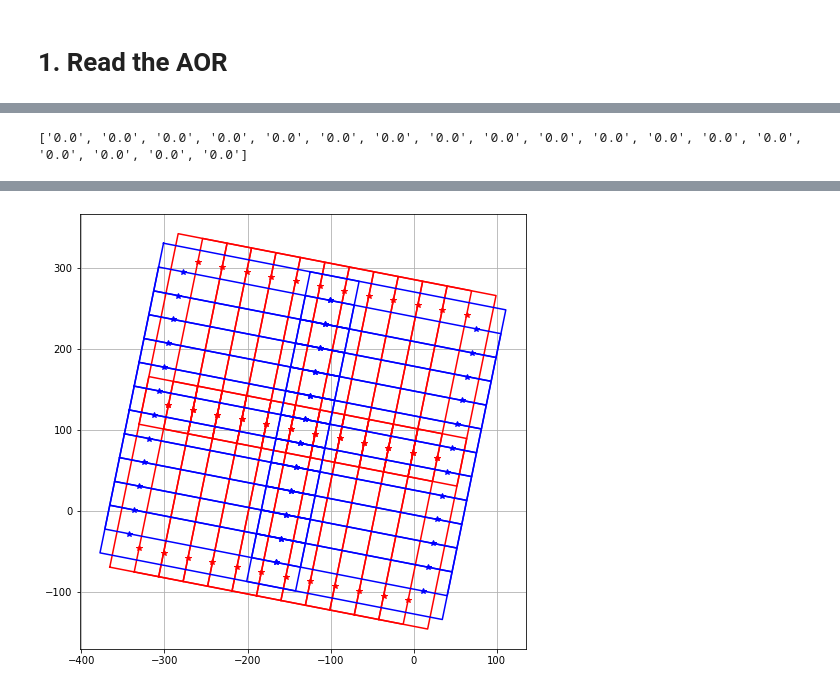
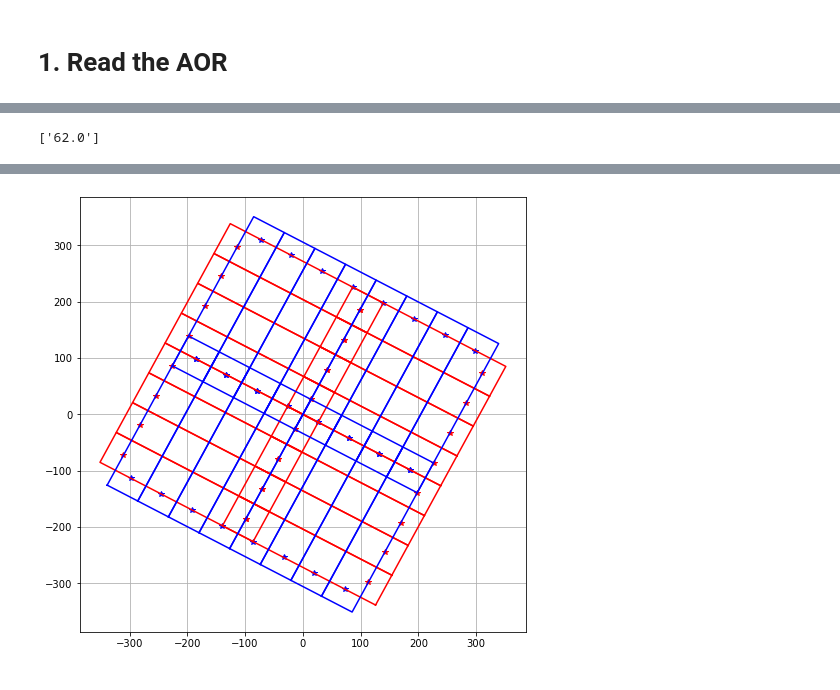
Before and after one commit to darioflute/fififly, a Jupyter notebook: notebooks/ScanMaker.ipynb, the cells around one changed output, grey strips where cells are left out. Drawn from its saved outputs; the diff is of its cells as text; code cells hidden in the pictures.

```diff
--- a/notebooks/ScanMaker.ipynb
+++ b/notebooks/ScanMaker.ipynb
@@ -20,7 +20,8 @@ It seems that:
 # %%
 from xml.etree.ElementTree import ElementTree as ET
 
-aorfile = '../test/AorSgrA.aor'
+#aorfile = '../test/AorSgrA.aor'
+aorfile = '/Users/dfadda/FIFI-LS/M101/75_0085_1tile.aor'
 tree = ET(file=aorfile)
 
 
@@ -33,6 +34,6 @@ targets = [item.text for item in vector.findall('Request/target/name')]
 instruments = [item.text for item in vector.findall('Request/instrument/data/InstrumentName')]
 print('instruments ',instruments)
 print('targets ', targets)
-print(vector[targets=='Sgr A'])
+print(vector[targets==target])
 # %% [output]
 Request {}
@@ -77,29 +62,36 @@ obsbet= [item.text for item in vector.findall('Request/target/position/lat')]
 maprotationangle = [item.text for item in vector.findall('Request/instrument/data/MapRotationAngle')]
 print(maprotationangle)
 # %% [output]
-['0.0', '0.0', '0.0', '0.0', '0.0', '0.0', '0.0', '0.0', '0.0', '0.0', '0.0', '0.0', '0.0', '0.0', '0.0', '0.0', '0.0', '0.0']
+['62.0']
 # %%
 # Select one request based, e.g. on the target name (could be the aorid which is more unique)
 # This is the case of map custom which is already a general case
 # We should go back to the standard case of tiles
 import numpy as np
+
+title = 'Tile1234'
+
+tree = ET(file=aorfile)
+vector = tree.find('list/vector')
 requests = [item for item in vector.findall('Request')]
-planmode = [item.text for item in vector.findall('Request/instrument/data/ObsPlanMode')]
-targets = [item.text for item in vector.findall('Request/target/name')]
-targets = np.array(targets)
-requests = np.array(requests, dtype=object)
-idx = np.argwhere(targets == 'Sgr A')
-print(idx)
-request = requests[targets=='Sgr A'][0]
-print(request)
+titles = [item.text for item in vector.findall('Request/title')]
+titles = np.array(titles)
+idx = np.argwhere(titles==title)
+request = requests[idx[0][0]]
+
+print('idx ', idx)
+print('request ' ,request)
 print('plan mode', request.findall('instrument/data/ObsPlanMode')[0].text)
 planmode = np.array(planmode)
-print(planmode[targets=='Sgr A'])
+print(planmode[targets==target])
 
 # How to compute the detector angle
 detangle = float(request.findall('instrument/data/MapRotationAngle')[0].text)
 #print('detangle ', detangle[0].text)
-detangle = (((detangle + 11.3) + 180 + 360) % 360) - 180
+#detangle = (((detangle + 11.3) + 180 + 360) % 360) - 180
+print('det angle ', detangle)
+#detangle = (((detangle ) + 180 + 360) % 360) - 180
+detangle = (detangle + 360) % 360
 print('det angle ', detangle)
 
 scanpath = 'instrument/scanParams/sspot.sofia.data.fifils.ScanParameters/'
@@ -110,6 +102,7 @@ dlam_map = [item.text for item in request.findall(scanpath+'deltaX')]
 dbet_map = [item.text for item in request.findall(scanpath+'deltaY')]
 skyspeed = [item.text for item in request.findall(scanpath+'scanSpeed')]
 scandirection = [item.text for item in request.findall(scanpath+'scanDirection')]
+scandirection = np.array(scandirection)
 velangle = []
 for sc in scandirection:
     if sc == '+X':
@@ -140,22 +133,23 @@ dbet_map = np.array(dbet_map, dtype='float')
 scantime = float(request.findall('instrument/data/TimePerPoint')[0].text)
 #scantime = 30
 # To be read from scanParams/scanSpeed
-velocity = 6 # arcsec/sec
+velocity = 8 # arcsec/sec
 distance = velocity * scantime
+print('scanlength ', distance)
 dlam_end = dlam_map.copy()
 dbet_end = dbet_map.copy()
 
 
-idx = velangle == 90
+idx = scandirection == '+X'
 if np.sum(idx) > 0:
     dlam_end[idx] += distance
-idx = velangle == 270
+idx = scandirection == '-X'
 if np.sum(idx) > 0:
     dlam_end[idx] -= distance
-idx = velangle == 0
+idx = scandirection == '+Y'
 if np.sum(idx) > 0:
     dbet_end[idx] += distance
-idx = velangle == 180
+idx = scandirection == '-Y'
 if np.sum(idx) > 0:
     dbet_end[idx] -= distance
 
@@ -167,13 +161,17 @@ x4, y4 = dlam_end.copy(), dbet_end.copy()
 
 
 mapoffsets = np.array([dlam_map, dbet_map])
-rot_mapoffsets = np.dot(np.transpose(r), mapoffsets)
+print('mapoffsets ', mapoffsets)
+#rot_mapoffsets = np.dot(np.transpose(r), mapoffsets)
+rot_mapoffsets = np.dot(r, mapoffsets)
+print('rotated ' ,rot_mapoffsets)
 mapends = np.array([dlam_end, dbet_end])
-rot_mapends = np.dot(np.transpose(r), mapends)
+#rot_mapends = np.dot(np.transpose(r), mapends)
+rot_mapends = np.dot(r, mapends)
 
 # Find the corners
 dr = 30 # case of red array, half side is 30 arcsec
-idx = velangle == 90
+idx = scandirection == '+X'
 if np.sum(idx) > 0:
     x1[idx] -= dr
     x2[idx] -= dr
@@ -183,7 +181,7 @@ if np.sum(idx) > 0:
     y2[idx] -= dr
     y3[idx] -= dr
     y4[idx] += dr
-idx = velangle == 270
+idx = scandirection == '-X'
 if np.sum(idx) > 0:
     x1[idx] += dr
     x2[idx] += dr
@@ -193,7 +191,7 @@ if np.sum(idx) > 0:
     y2[idx] -= dr
     y3[idx] -= dr
     y4[idx] += dr
-idx = velangle == 0
+idx = scandirection == '+Y'
 if np.sum(idx) > 0:
     x1[idx] -= dr
     x2[idx] += dr
@@ -203,7 +201,7 @@ if np.sum(idx) > 0:
     y2[idx] -= dr
     y3[idx] += dr
     y4[idx] += dr
-idx = velangle == 180
+idx = scandirection == '-Y'
 if np.sum(idx) > 0:
     x1[idx] -= dr
     x2[idx] += dr
@@ -219,10 +217,14 @@ xy1 = np.array([x1, y1])
 xy2 = np.array([x2, y2])
 xy3 = np.array([x3, y3])
 xy4 = np.array([x4, y4])
-rxy1 = np.dot(np.transpose(r), xy1)
-rxy2 = np.dot(np.transpose(r), xy2)
-rxy3 = np.dot(np.transpose(r), xy3)
-rxy4 = np.dot(np.transpose(r), xy4)
+#rxy1 = np.dot(np.transpose(r), xy1)
+#rxy2 = np.dot(np.transpose(r), xy2)
+#rxy3 = np.dot(np.transpose(r), xy3)
+#rxy4 = np.dot(np.transpose(r), xy4)
+rxy1 = np.dot(r, xy1)
+rxy2 = np.dot(r, xy2)
+rxy3 = np.dot(r, xy3)
+rxy4 = np.dot(r, xy4)
 
 
 # matplotlib
@@ -256,3 +269,3 @@ RA, Dec  266.4168166666667 -29.007825
-[figure, old version]
+[figure, new version]
 # %%
 import urllib, urllib.request
```
Also changed, not shown: parts of 18 cells of this notebook.
